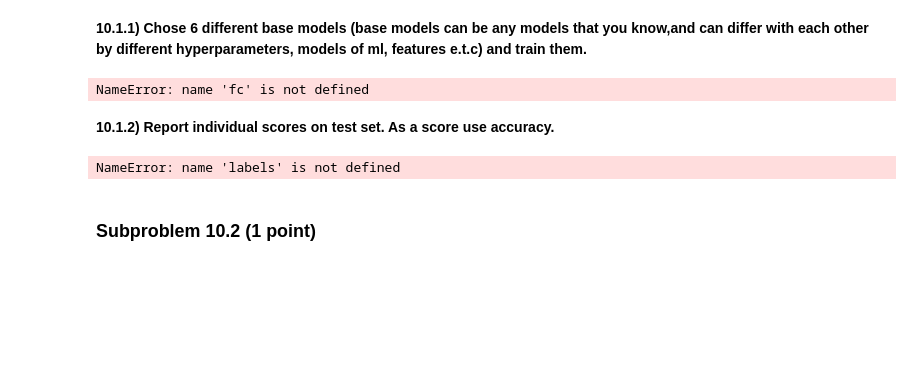
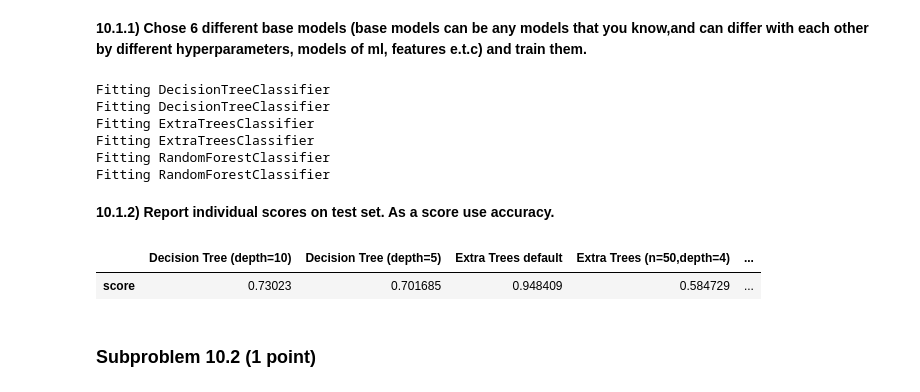
Before and after one commit to LoneWayfarer/ML_course, a Jupyter notebook: HW_1/HW_1.ipynb, the cells around one changed output. Saved outputs shown, nothing was run; the diff lists cells and outputs as text; code cells hidden in the pictures; blank space fills up the shorter version.

```diff
--- a/HW_1/HW_1.ipynb
+++ b/HW_1/HW_1.ipynb
@@ -1251,43 +1267,54 @@ def meta_classifier(base_clfs, final_classifier, X_train, X_test, y_train, cv):
 **10.1.1) Chose 6 different base models (base models can be any models that you know,and can differ with each other by different hyperparameters,  models of ml, features e.t.c) and train them.**
 # %%
 ### BEGIN Solution (do not delete this comment)
+from sklearn.ensemble import ExtraTreesClassifier
+
 random_state = 42
 X,y = fc.data,fc.target
 X_train,X_test,y_train,y_test = train_test_split(X,y,test_size=0.4,random_state=random_state)
 
 base_models = [
-    DecisionTreeClassifier(max_depth=50,random_state=random_state),
-    DecisionTreeClassifier(max_depth=20,random_state=random_state),
-    RandomForestClassifier(n_estimators=10,max_depth=9,random_state=random_state),
-    RandomForestClassifier(n_estimators=25,max_depth=4,random_state=random_state),
-    KNeighborsClassifier(),
-    SVC()
+    DecisionTreeClassifier(max_depth=10,max_features='sqrt',random_state=random_state),
+    DecisionTreeClassifier(max_depth=5,random_state=random_state),
+    ExtraTreesClassifier(random_state=random_state,n_jobs=-1),
+    ExtraTreesClassifier(n_estimators=50,max_depth=4,random_state=random_state,n_jobs=-1),
+    RandomForestClassifier(random_state=random_state,n_jobs=-1),
+    RandomForestClassifier(n_estimators=30,max_depth=5,random_state=random_state,n_jobs=-1)
+
 ]
 for model in base_models:
+    print(f'Fitting {type(model).__name__}')
     model.fit(X_train,y_train)
 ### END Solution (do not delete this comment)
 # %% [output]
-NameError: name 'fc' is not defined
+Fitting DecisionTreeClassifier
+Fitting DecisionTreeClassifier
+Fitting ExtraTreesClassifier
+Fitting ExtraTreesClassifier
+Fitting RandomForestClassifier
+Fitting RandomForestClassifier
 # %% [markdown]
 **10.1.2) Report individual scores on test set. As a score use accuracy.**
 # %%
 ### BEGIN Solution (do not delete this comment)
 labels = [
-    'Decision Tree (depth=50)',
-    'Decision Tree (depth=20)',
-    'Random Forest (n=10,depth=9)',
-    'Random Forest (n=25,depth=4)',
-    'K Neighbors',
-    'SVC'
+    'Decision Tree (depth=10)',
+    'Decision Tree (depth=5)',
+    'Extra Trees default',
+    'Extra Trees (n=50,depth=4)',
+    'Random Forest default',
+    'Random Forest (n=30,depth=5)'
+
 ]
 scores = {}
-for label,model in zip(labels,models):
+for label,model in zip(labels,base_models):
     scores[label] = accuracy_score(y_test,model.predict(X_test))
 results = pd.DataFrame(data=scores,index=['score'])
 display(results)
 ### END Solution (do not delete this comment)
 # %% [output]
-NameError: name 'labels' is not defined
+|  | Decision Tree (depth=10) | Decision Tree (depth=5) | Extra Trees default | Extra Trees (n=50,depth=4) | ... |
+| score | 0.73023 | 0.701685 | 0.948409 | 0.584729 | ... |
 # %% [markdown]
 ### Subproblem 10.2 (1 point)
 # %% [markdown]
```
Also changed, not shown: parts of 12 cells of this notebook.
